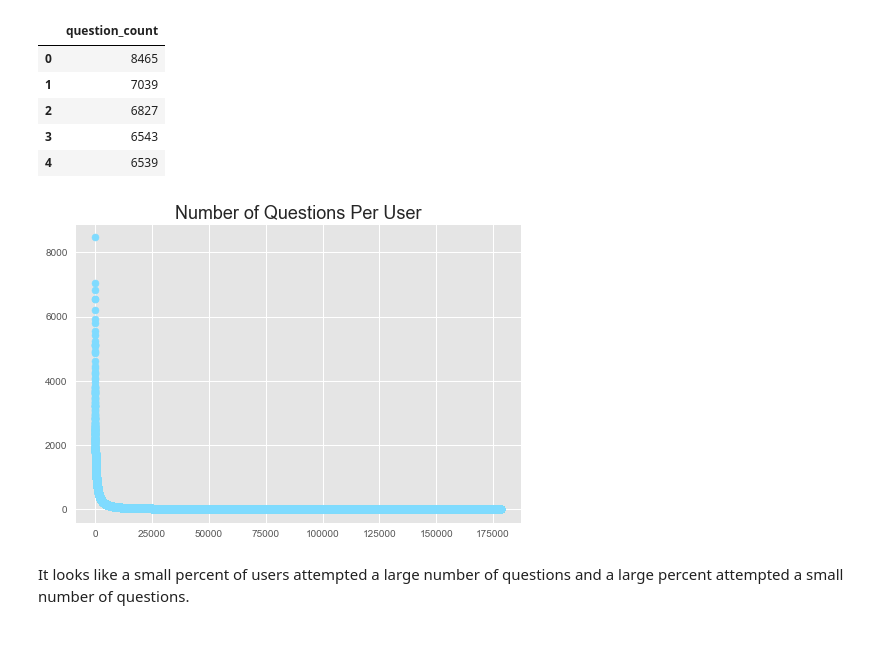
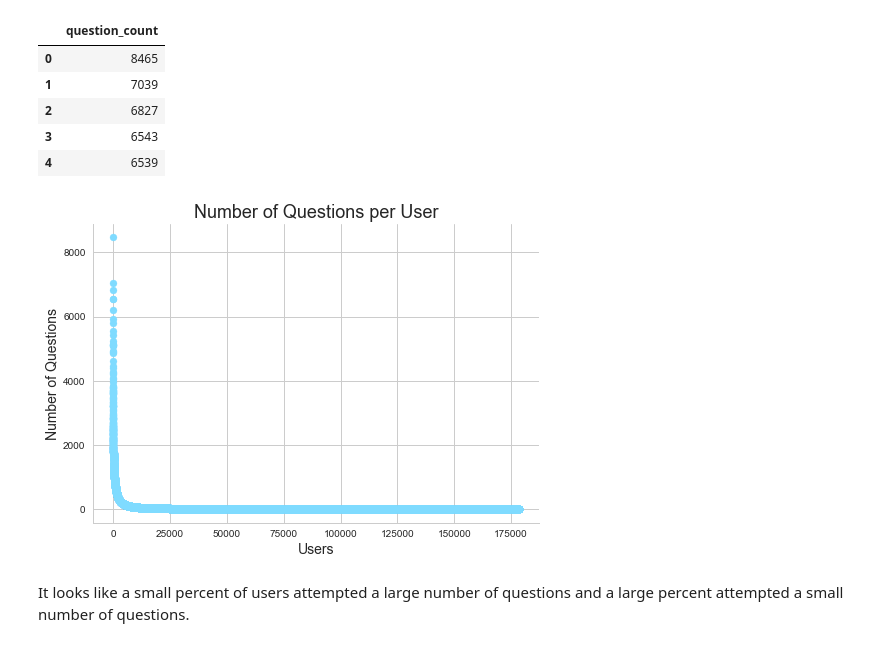
Before and after one commit to oserttas-math/predicting_assessment_mastery, a Jupyter notebook: notebooks/initial_data_exploration.ipynb, the cells around one changed output. Saved outputs shown, nothing was run; the diff lists cells and outputs as text; code cells hidden in the pictures.

```diff
--- a/notebooks/initial_data_exploration.ipynb
+++ b/notebooks/initial_data_exploration.ipynb
@@ -805,6 +805,9 @@ Name: outcome, dtype: int64
 
 0 is the value for **incorrect**: 2,085,764
 # %%
+# Set the plot style:
+sns.set_style('whitegrid')
+
 # Create bar plot for outcome distribution:
 sns.countplot(data=df, x='outcome', color='grey');
 
@@ -812,9 +815,12 @@ sns.countplot(data=df, x='outcome', color='grey');
 plt.xticks(np.arange(2), ('Incorrect', 'Correct'), fontsize=14)
 
 # Create axis labels and the title:
-plt.xlabel('Outcome')
+plt.xlabel('')
 plt.ylabel('Number of Questions', fontsize=14)
-plt.title('Questions Per Outcome', fontsize=18)
+plt.title('Questions per Outcome', fontsize=18)
+
+# Minimize the plot frame:
+sns.despine()
 
 # Display the plot:
 plt.show()
@@ -953,26 +959,22 @@ Name: user_id, dtype: int64
 | 3 | 6543 |
 | 4 | 6539 |
 # %%
-# Set the plot style:
-plt.style.use('ggplot')
-
 # Create questions_per_user scatter plot:
 plt.scatter(questions_per_user.index, questions_per_user.question_count, color='#7fdbff')
 
-# Create the title of the plot:
-plt.title('Number of Questions Per User', fontsize=18)
+# Create the labels and title of the plot:
+plt.xlabel('Users', fontsize=14)
+plt.ylabel('Number of Questions', fontsize=14)
+plt.title('Number of Questions per User', fontsize=18)
 
-# Set each axis scale and limits:
-# plt.yscale('log')
-# plt.xscale('log')
-# plt.xlim(0,5000)
-# plt.ylim(25,150)
+# Minimize the plot frame:
+sns.despine()
 
 # Save and display the plot:
 plt.savefig('../reports/figures/initial_data_exploration/questions_per_user.png')
 plt.show()
 # %% [output]
-[figure, old version]
+[figure, new version]
 # %% [markdown]
 It looks like a small percent of users attempted a large number of questions and a large percent attempted a small number of questions.
 # %%
```
Also changed, not shown: parts of 18 cells of this notebook, 7 other files.
